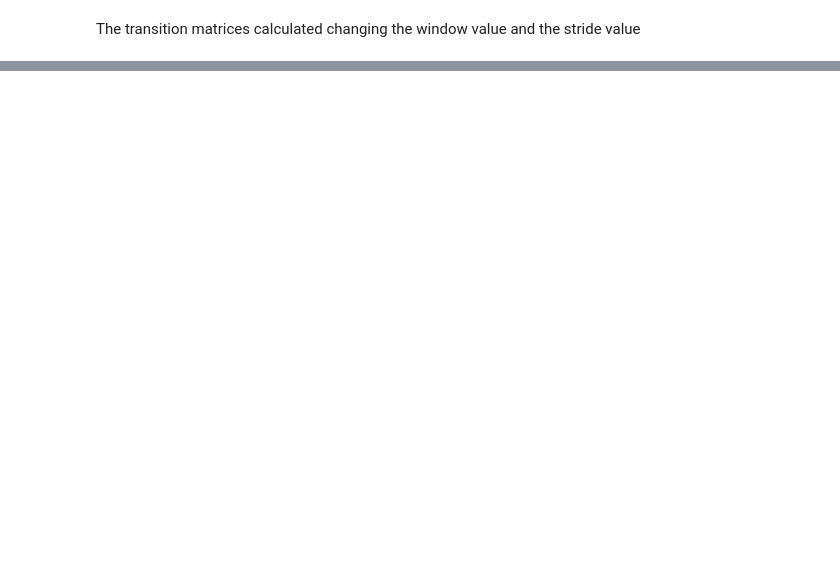
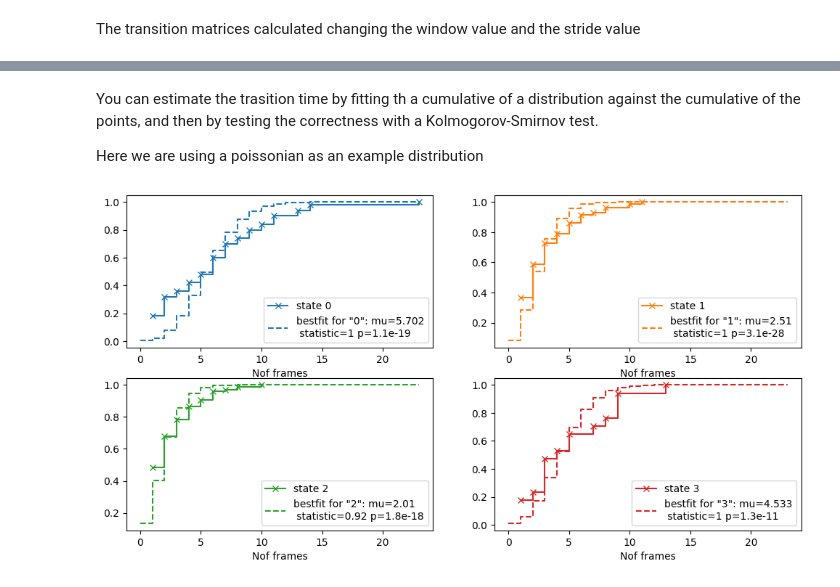
Before and after one commit to GMPavanLab/cpctools, a Jupyter notebook: docs/source/TimeAnalysis.ipynb, the cells around one changed output, grey strips where cells are left out. Saved outputs shown, nothing was run; the diff lists cells and outputs as text; code cells hidden in the pictures; blank space fills up the shorter version.

```diff
--- a/docs/source/TimeAnalysis.ipynb
+++ b/docs/source/TimeAnalysis.ipynb
@@ -115,0 +134,30 @@ residenceTimes = st.calculateResidenceTimes(
+# %% [markdown]
+You can estimate the trasition time by fitting th a cumulative of a distribution
+against the cumulative of the points, and then by testing the correctness with a
+Kolmogorov-Smirnov test.
+
+Here we are using a poissonian as an example distribution
+# %%
+_,axes=plt.subplots(2,2,figsize=(12,6))
+ax= axes.flatten()
+xs= np.arange(np.amax([np.amax(RT) for RT in residenceTimes])+1)
+
+for i,RT in enumerate(residenceTimes):
+    completeRT=RT[RT>0]
+    nOfCounts=len (completeRT)
+    uniqueElements, counts=np.unique(completeRT,return_counts=True)
+    for j in range(1,len(counts)):
+        counts[j]+=counts[j-1]
+    counts=counts/nOfCounts
+    ax[i].step(uniqueElements,counts , where='post',label = f"state {i}",
+            marker='x', color=f"C{i}")
+    mu,_=curve_fit(poisson.cdf,uniqueElements,counts, p0=[1])
+    ks=kstest(completeRT,poisson.cdf(xs,mu))
+    ax[i].step(xs,poisson.cdf(xs,mu),where='post', color=f"C{i}",
+            linestyle='--',
+            label=f'bestfit for "{i}": mu={mu[0]:0.4g}\n statistic={ks[0]:.2g} p={ks[1]:.2g}')
+
+    ax[i].set_xlabel("Nof frames")
+    ax[i].legend()
+# %% [output]
+[figure, added]
```
Also changed, not shown: parts of 12 cells of this notebook, 1 other file.
